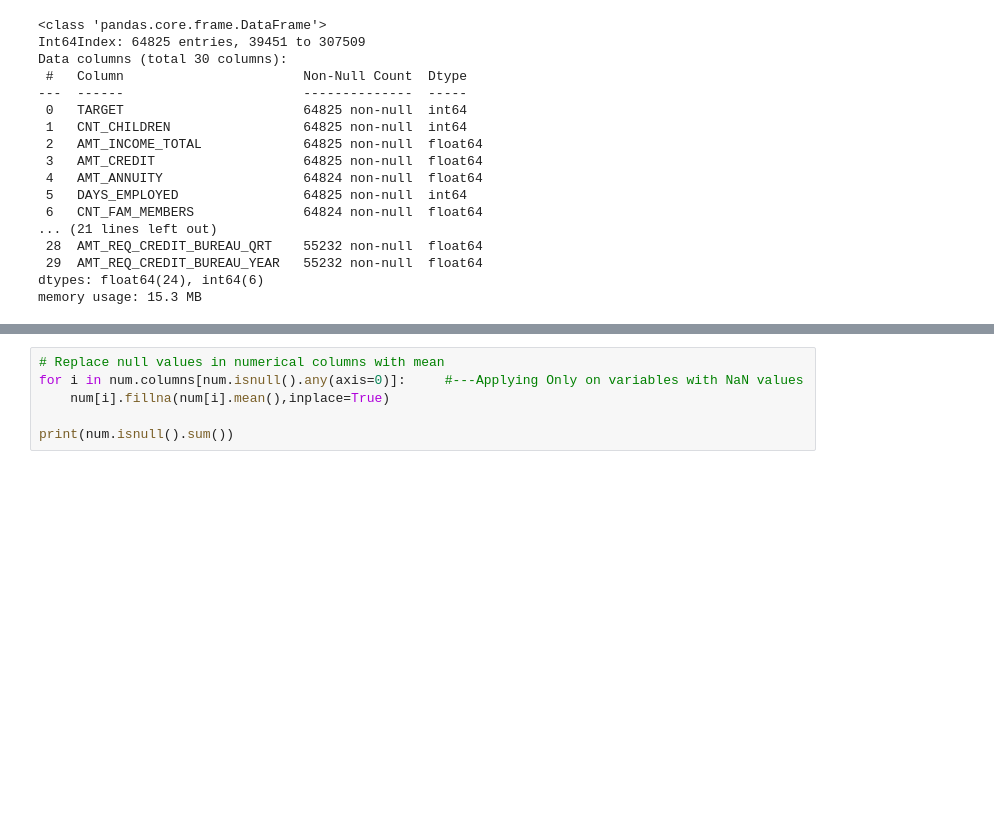
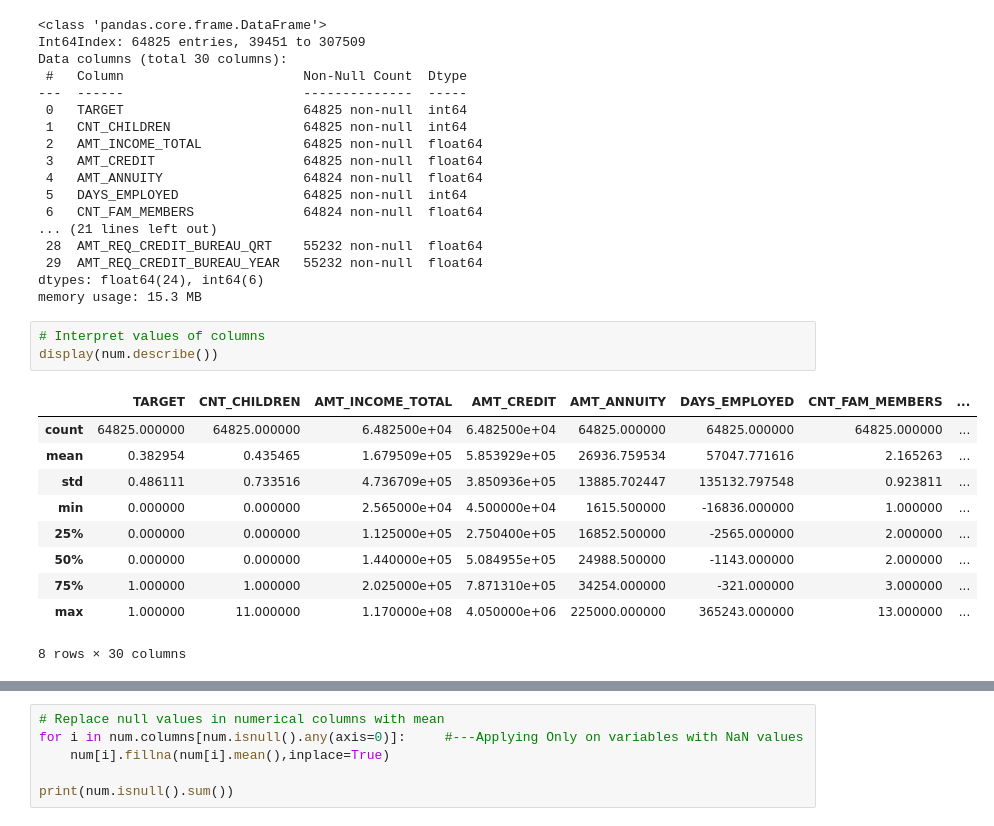
Before and after one commit to jpetoskey/Loan_App_Amended, a Jupyter notebook: Loan_App_Condensed.ipynb, the cells around one changed output, grey strips where cells are left out. Saved outputs shown, nothing was run; the diff lists cells and outputs as text; blank space fills up the shorter version.

```diff
--- a/Loan_App_Condensed.ipynb
+++ b/Loan_App_Condensed.ipynb
@@ -307,3 +307,17 @@ Data columns (total 30 columns):
  29  AMT_REQ_CREDIT_BUREAU_YEAR   55232 non-null  float64
 dtypes: float64(24), int64(6)
 memory usage: 15.3 MB
+# %%
+# Interpret values of columns
+display(num.describe())
+# %% [output]
+|  | TARGET | CNT_CHILDREN | AMT_INCOME_TOTAL | AMT_CREDIT | AMT_ANNUITY | DAYS_EMPLOYED | CNT_FAM_MEMBERS | ... |
+| count | 64825.000000 | 64825.000000 | 6.482500e+04 | 6.482500e+04 | 64825.000000 | 64825.000000 | 64825.000000 | ... |
+| mean | 0.382954 | 0.435465 | 1.679509e+05 | 5.853929e+05 | 26936.759534 | 57047.771616 | 2.165263 | ... |
+| std | 0.486111 | 0.733516 | 4.736709e+05 | 3.850936e+05 | 13885.702447 | 135132.797548 | 0.923811 | ... |
+| min | 0.000000 | 0.000000 | 2.565000e+04 | 4.500000e+04 | 1615.500000 | -16836.000000 | 1.000000 | ... |
+| 25% | 0.000000 | 0.000000 | 1.125000e+05 | 2.750400e+05 | 16852.500000 | -2565.000000 | 2.000000 | ... |
+| 50% | 0.000000 | 0.000000 | 1.440000e+05 | 5.084955e+05 | 24988.500000 | -1143.000000 | 2.000000 | ... |
+| 75% | 1.000000 | 1.000000 | 2.025000e+05 | 7.871310e+05 | 34254.000000 | -321.000000 | 3.000000 | ... |
+| max | 1.000000 | 11.000000 | 1.170000e+08 | 4.050000e+06 | 225000.000000 | 365243.000000 | 13.000000 | ... |
+8 rows × 30 columns
```
Also changed, not shown: parts of 2 cells of this notebook.
